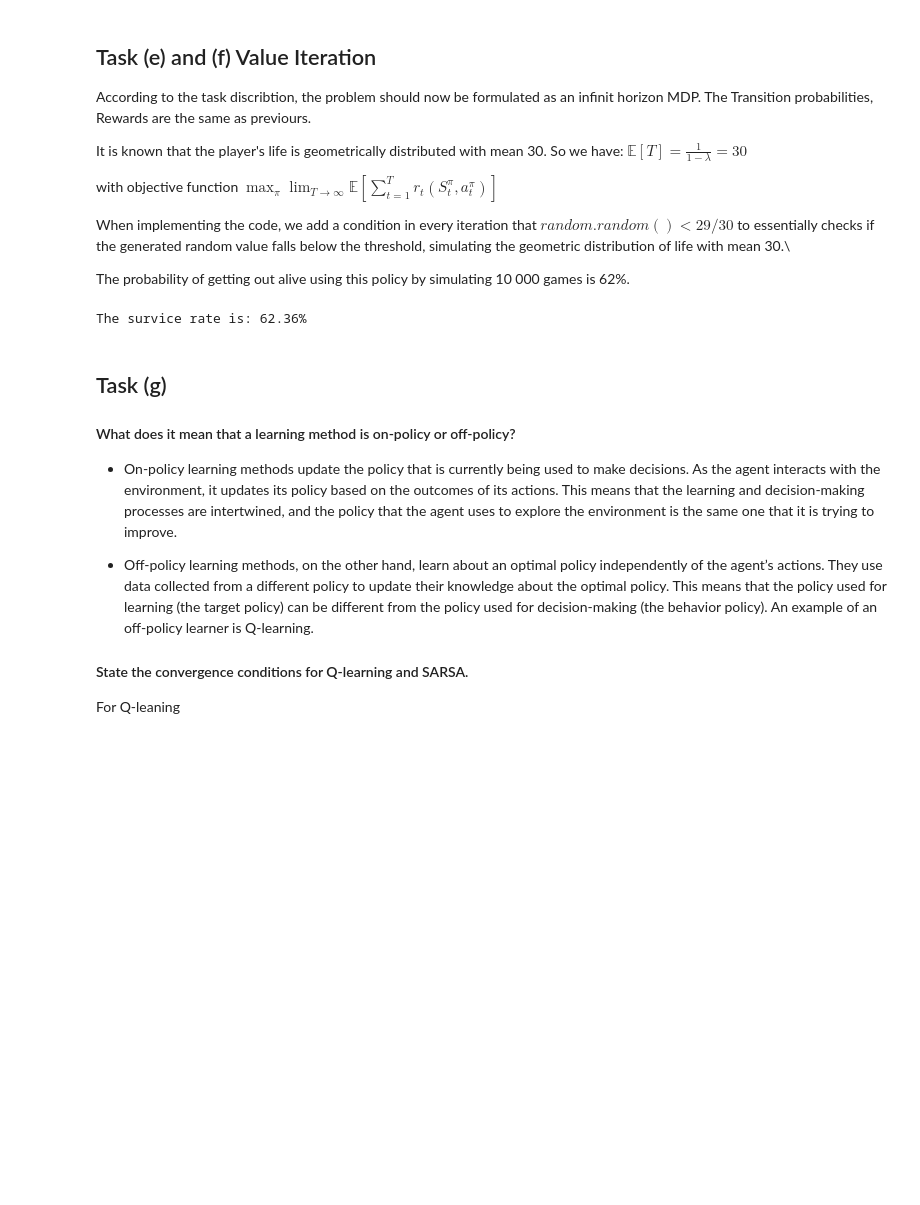
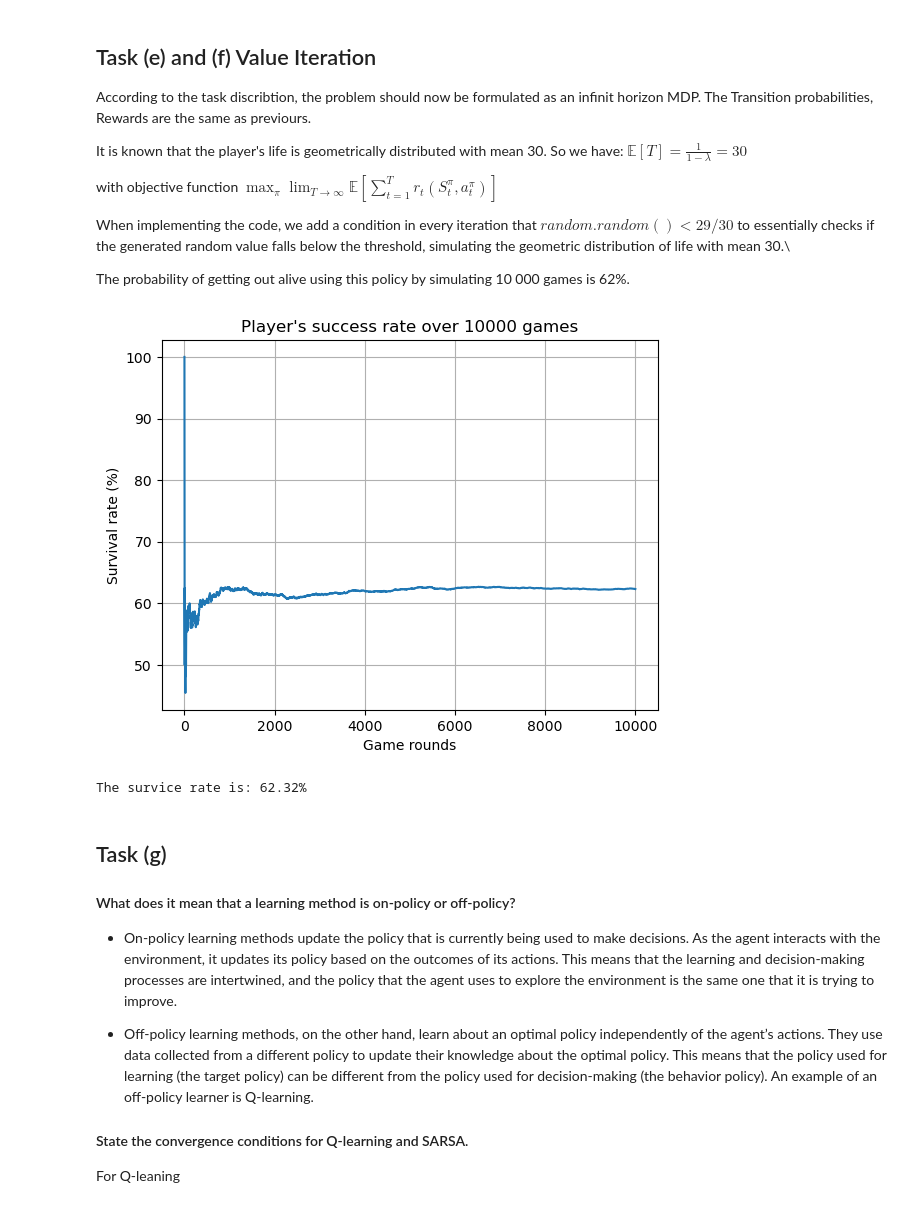
Before and after one commit to tawsiislam/RL_labs, a Jupyter notebook: lab1/lab1.ipynb, the cells around one changed output. Drawn from its saved outputs; the diff is of its cells as text; code cells hidden in the pictures; blank space fills up the shorter version.

```diff
--- a/lab1/lab1.ipynb
+++ b/lab1/lab1.ipynb
@@ -162,13 +162,25 @@ v, policy = mz.value_iteration(env_VI, 29/30, 0.001)
 start  = ((0, 0),(6, 5))
 #path = env.simulate(start, policy, method)
 #mz.animate_solution(maze_mat, path)
-for _ in range(n):
+success_iter_list = []
+success_list = []
+for n_iter in range(n):
     path = env_VI.simulate(start, policy, 'ValIter')
     if path[-1][0] == (6, 5):
         success += 1
-print("The survice rate is: "+str(100*success/n)+"%")
+        success_iter_list.append(n_iter+1)
+        success_list.append(100*success/(n_iter+1))
-# %% [output]
-The survice rate is: 62.36%
+# %%
+plt.plot(success_iter_list,success_list)
+plt.grid(visible=True)
+plt.xlabel("Game rounds")
+plt.ylabel("Survival rate (%)")
+plt.title("Player's success rate over 10000 games")
+plt.show()
+print("The survice rate is: "+str(100*success/n)+"%")
+# %% [output]
+[figure, added]
+The survice rate is: 62.32%
 # %% [markdown]
 ## Task (g)
 
```
Also changed, not shown: parts of 6 cells of this notebook, 4 other files.
